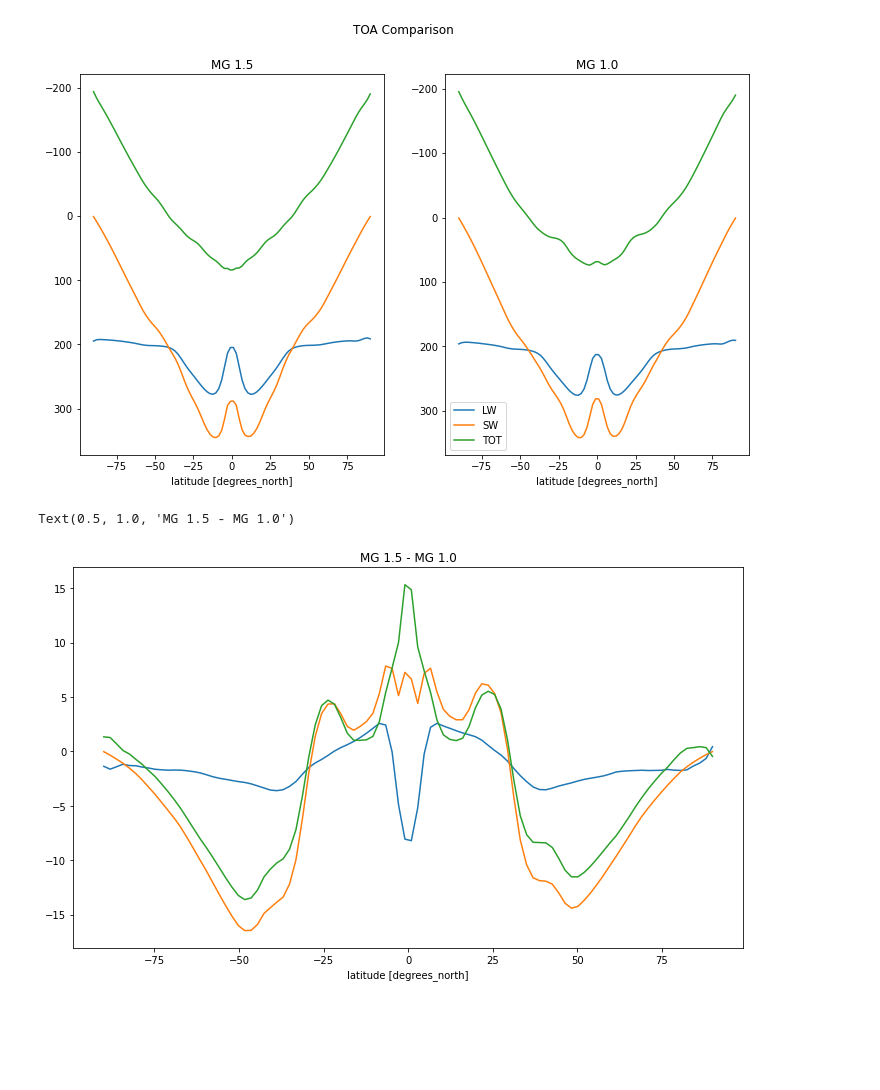
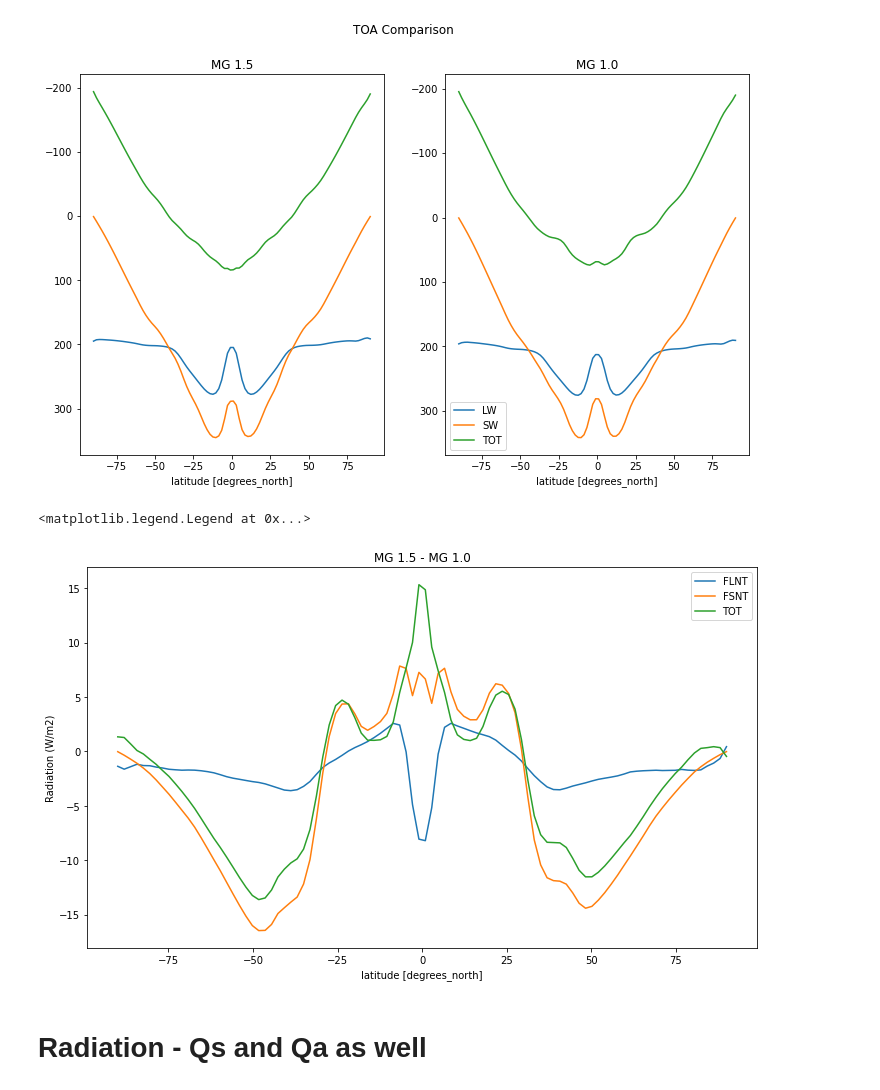
Before and after one commit to mailesasaki/cdds_sst_perturbations, a Jupyter notebook: twenty_year_runs/test_microphysics.ipynb, the cells around one changed output. Drawn from its saved outputs; the diff is of its cells as text; code cells hidden in the pictures; blank space fills up the shorter version.

```diff
--- a/twenty_year_runs/test_microphysics.ipynb
+++ b/twenty_year_runs/test_microphysics.ipynb
@@ -129,8 +143,12 @@ delta_toa = toa_15 - toa_10
 # %%
 delta_FLNT.plot(label='FLNT')
 delta_FSNT.plot(label='FSNT')
 delta_toa.plot(label='TOT')
 plt.title('MG 1.5 - MG 1.0')
+plt.ylabel('Radiation (W/m2)')
+plt.legend()
 # %% [output]
-Text(0.5, 1.0, 'MG 1.5 - MG 1.0')
+<matplotlib.legend.Legend at 0x...>
-[figure, old version]
+[figure, new version]
+# %% [markdown]
+# Radiation - Qs and Qa as well
```
Also changed, not shown: parts of 11 cells of this notebook.
